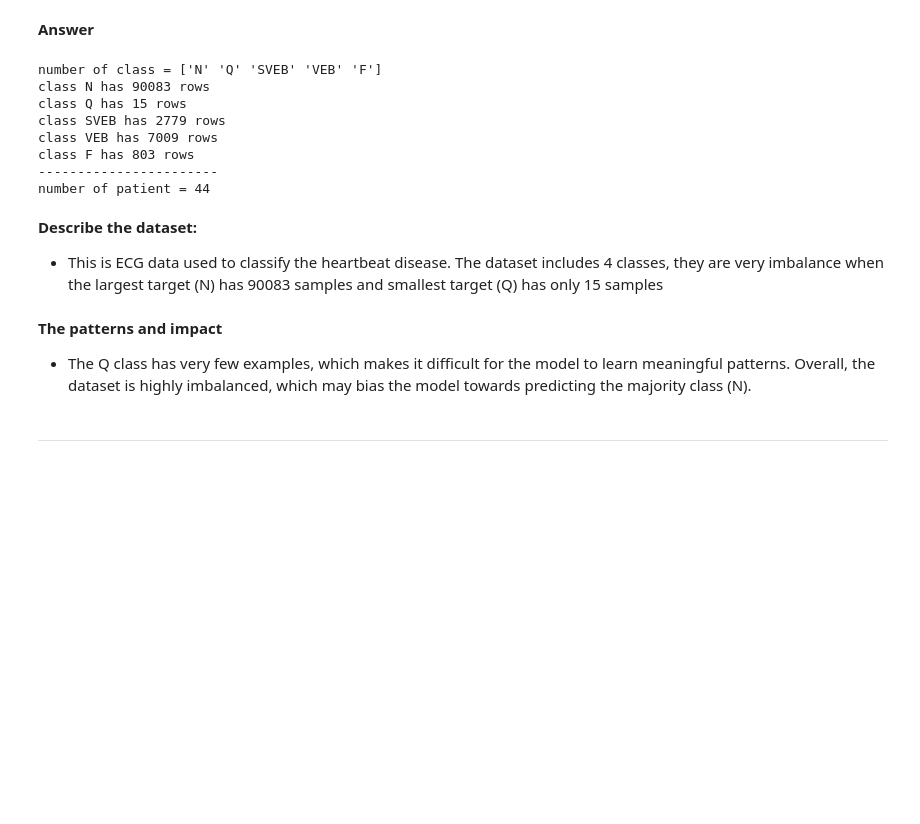
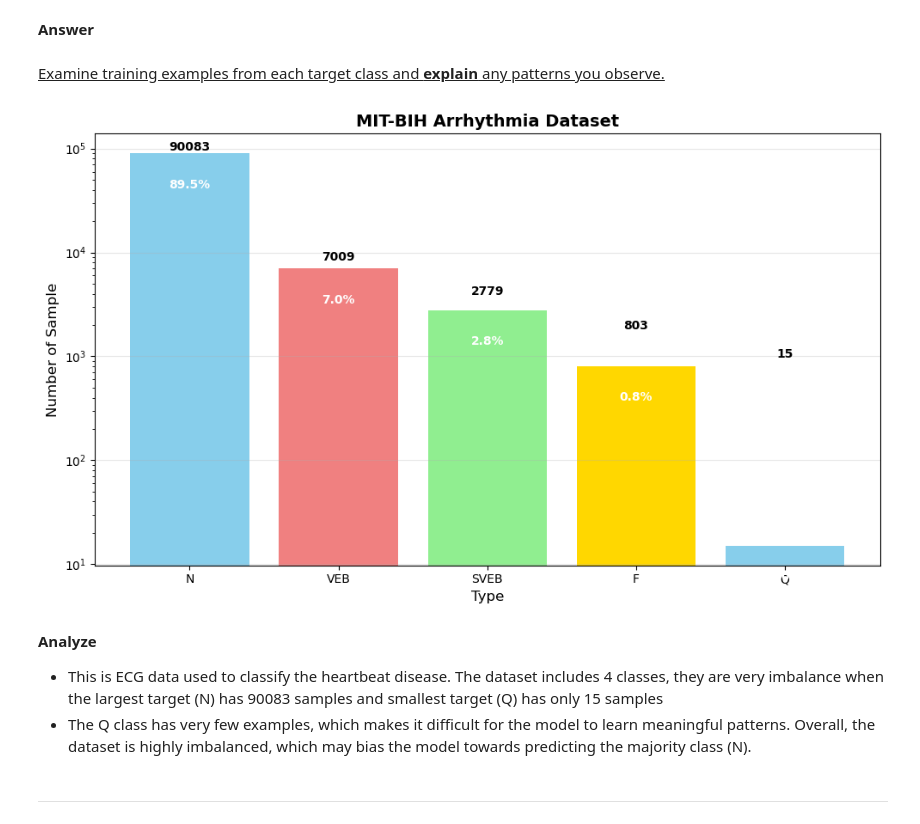
Before and after one commit to thongduong1990/SIT744-Deeplearning, a Jupyter notebook: assignment_2/2025_SIT744_assignment2-T22025.ipynb, the cells around one changed output. Saved outputs shown, nothing was run; the diff lists cells and outputs as text; code cells hidden in the pictures; blank space fills up the shorter version.

```diff
--- a/assignment_2/2025_SIT744_assignment2-T22025.ipynb
+++ b/assignment_2/2025_SIT744_assignment2-T22025.ipynb
@@ -128,31 +129,47 @@ With this set of tasks, you are going to build a neural network for a classifica
 ---
 # %% [markdown]
 **Answer**
-# %%
-data_frame = pd.read_csv('data.csv')
-
-type = data_frame['type'].unique()
-patient = data_frame['record'].unique()
-print(f'number of class = {type}')
-for i in type:
-    print(f'class {i} has {(data_frame['type'] == i).sum()} rows')
-print('-----------------------')
-print(f'number of patient = {len(patient)}')
-# %% [output]
-number of class = ['N' 'Q' 'SVEB' 'VEB' 'F']
-class N has 90083 rows
-class Q has 15 rows
-class SVEB has 2779 rows
-class VEB has 7009 rows
-class F has 803 rows
------------------------
-number of patient = 44
+# %% [markdown]
+<u>Examine training examples from each target class and **explain** any patterns you observe.</u>
+# %%
+data_frame = pd.read_csv('data.csv')
+# type = data_frame['type'].unique()
+# patient = data_frame['record'].unique()
+
+def plotDataDistribute(data_frame):
+    plt.figure(figsize=(10, 6))
+    class_counts = data_frame['type'].value_counts()
+    bars = plt.bar(class_counts.index, class_counts.values, color=['skyblue', 'lightcoral', 'lightgreen', 'gold'])
+
+    # set value labels on top of each bar
+    for bar, count in zip(bars, class_counts.values):
+        plt.text(bar.get_x() + bar.get_width()/2, bar.get_height() + max(class_counts.values)*0.01,
+                str(count), ha='center', va='bottom', fontweight='bold')
+
+    plt.title('MIT-BIH Arrhythmia Dataset', fontsize=14, fontweight='bold')
+    plt.xlabel('Type', fontsize=12)
+    plt.ylabel('Number of Sample', fontsize=12)
+    plt.yscale('log')  # us log scale
+    plt.grid(axis='y', alpha=0.3)
+
+    # set percentage
+    total_samples = len(data_frame)
+    for i, (class_name, count) in enumerate(class_counts.items()):
+        percentage = (count / total_samples) * 100
+        plt.text(i, count/2, f'{percentage:.1f}%', ha='center', va='center',
+                fontweight='bold', color='white', fontsize=10)
+
+    plt.tight_layout()
+    plt.show()
+
+plotDataDistribute(data_frame)
+# %% [output]
+[figure, added]
 # %% [markdown]
-**Describe the dataset:**
+**Analyze**
+
 - This is ECG data used to classify the heartbeat disease. The dataset includes 4 classes, they are very imbalance when the largest target (N) has 90083 samples and smallest target (Q) has only 15 samples
+- The Q class has very few examples, which makes it difficult for the model to learn meaningful patterns. Overall, the dataset is highly imbalanced, which may bias the model towards predicting the majority class (N).
-# %% [markdown]
-**The patterns and impact**
-- The Q class has very few examples, which makes it difficult for the model to learn meaningful patterns. Overall, the dataset is highly imbalanced, which may bias the model towards predicting the majority class (N).
 # %% [markdown]
 ---
 # %% [markdown]
```
Also changed, not shown: parts of 21 cells of this notebook, 25 other files.
